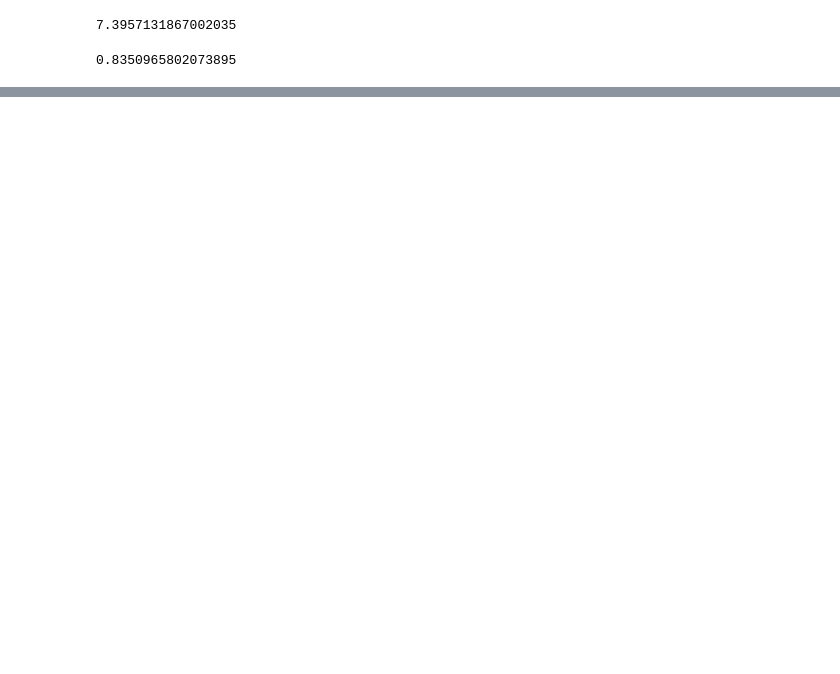
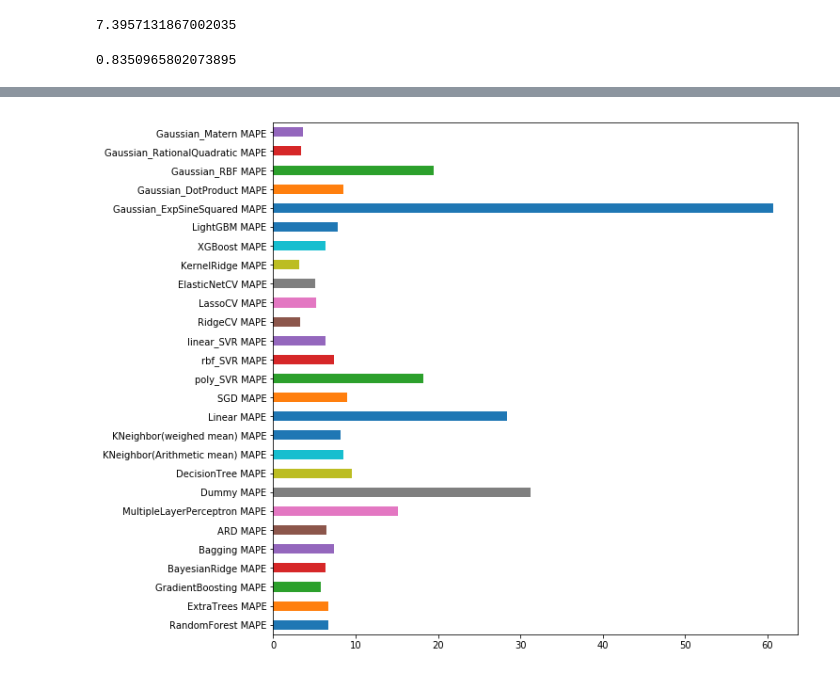
Before and after one commit to boledadian/cammp_7, a Jupyter notebook: P2/Question 2.ipynb, the cells around one changed output, grey strips where cells are left out. Saved outputs shown, nothing was run; the diff lists cells and outputs as text; code cells hidden in the pictures; blank space fills up the shorter version.

```diff
--- a/P2/Question 2.ipynb
+++ b/P2/Question 2.ipynb
@@ -73,0 +256,6 @@ Gaussian.score(Test[['Wt-% Cr','Wt-% C', 'T/K']],Test['Gibbs_energy/J/mol'])
+# %%
+#pd.set_option('mpl_style','default')
+data_MAPE['Gibbs_energy/J/mol'].plot(kind='barh',figsize=(10, 10))
+plt.savefig('./ MAPE of Different Algorithm2.png',format='png')
+# %% [output]
+[figure, added]
```
Also changed, not shown: parts of 11 cells of this notebook, 4 other files.
